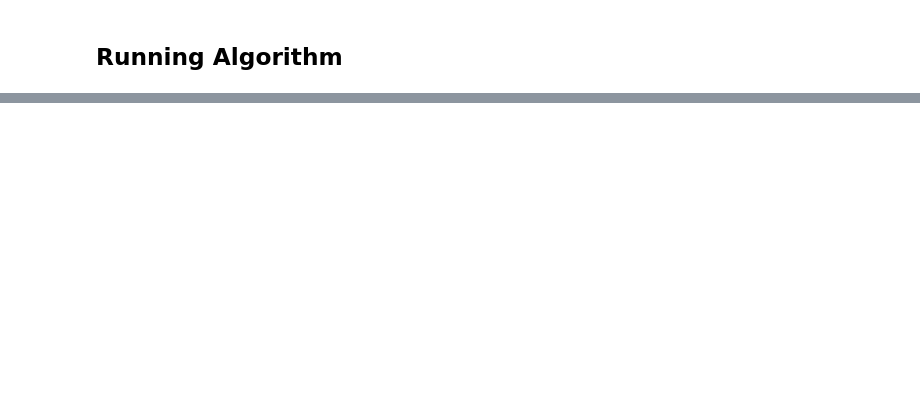
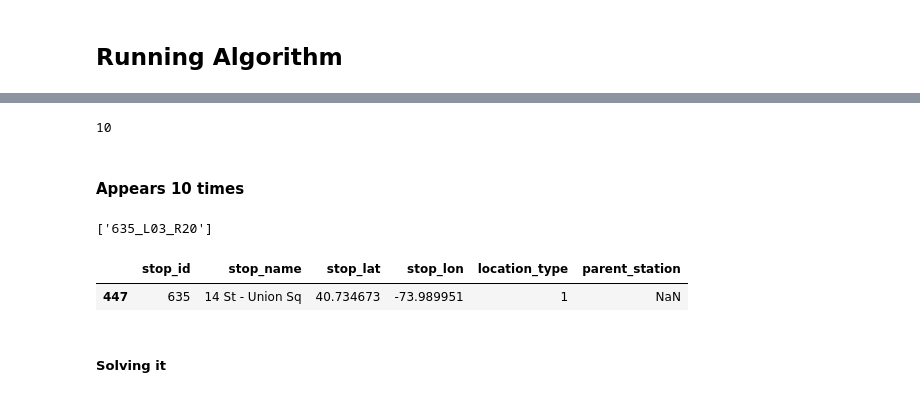
Before and after one commit to gregfeliu/The_Subway_Challenge, a Jupyter notebook: Solve_Postman_Problem_final.ipynb, the cells around one changed output, grey strips where cells are left out. Saved outputs shown, nothing was run; the diff lists cells and outputs as text; code cells hidden in the pictures; blank space fills up the shorter version.

```diff
--- a/Solve_Postman_Problem_final.ipynb
+++ b/Solve_Postman_Problem_final.ipynb
@@ -470,0 +670,6 @@ tsp_names = get_station_names(non_unique_stations_df, full_nyc_tsp_stations)
+# %%
+max(list(node_count_dict.values()))
+# %% [output]
+10
+# %% [markdown]
+#### Appears 10 times
@@ -470,0 +678,11 @@ tsp_names = get_station_names(non_unique_stations_df, full_nyc_tsp_stations)
+# %%
+most_connected_station
+# %% [output]
+['635_L03_R20']
+# %%
+non_unique_stations_df[non_unique_stations_df['stop_id'].str.contains("635")]
+# %% [output]
+|  | stop_id | stop_name | stop_lat | stop_lon | location_type | parent_station |
+| 447 | 635 | 14 St - Union Sq | 40.734673 | -73.989951 | 1 | NaN |
+# %% [markdown]
+##### Solving it
```
Also changed, not shown: parts of 92 cells of this notebook.
